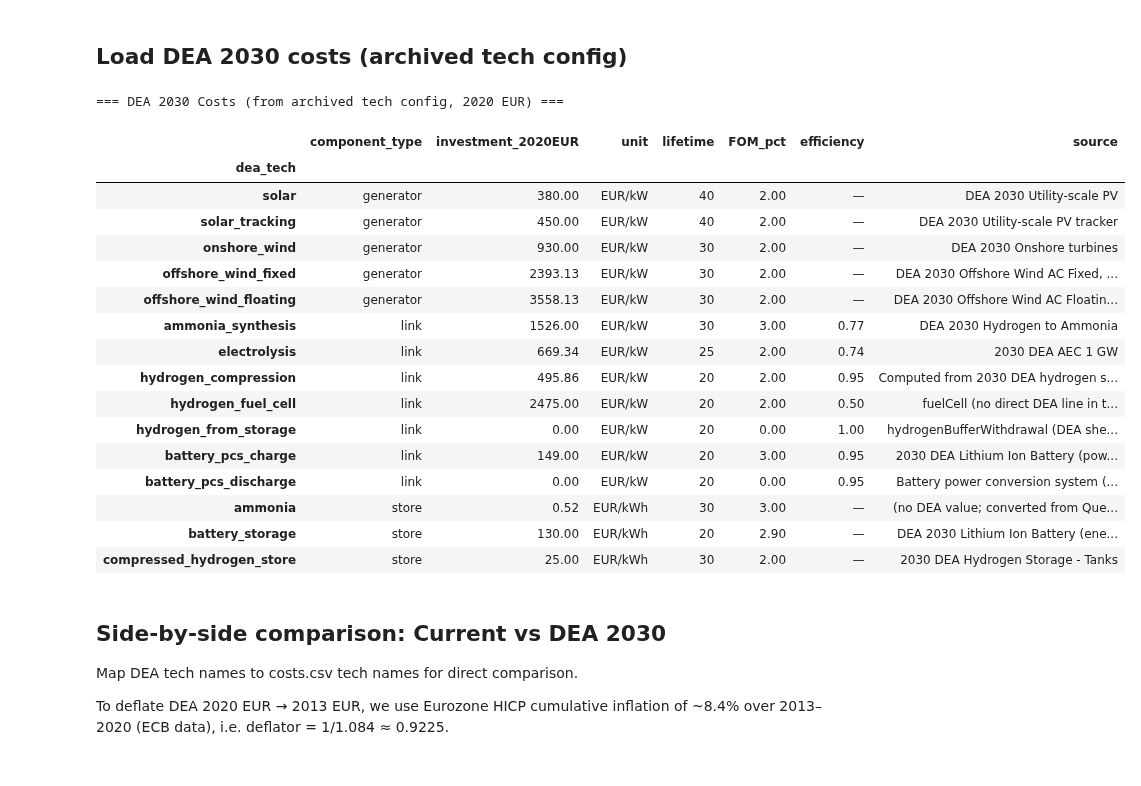
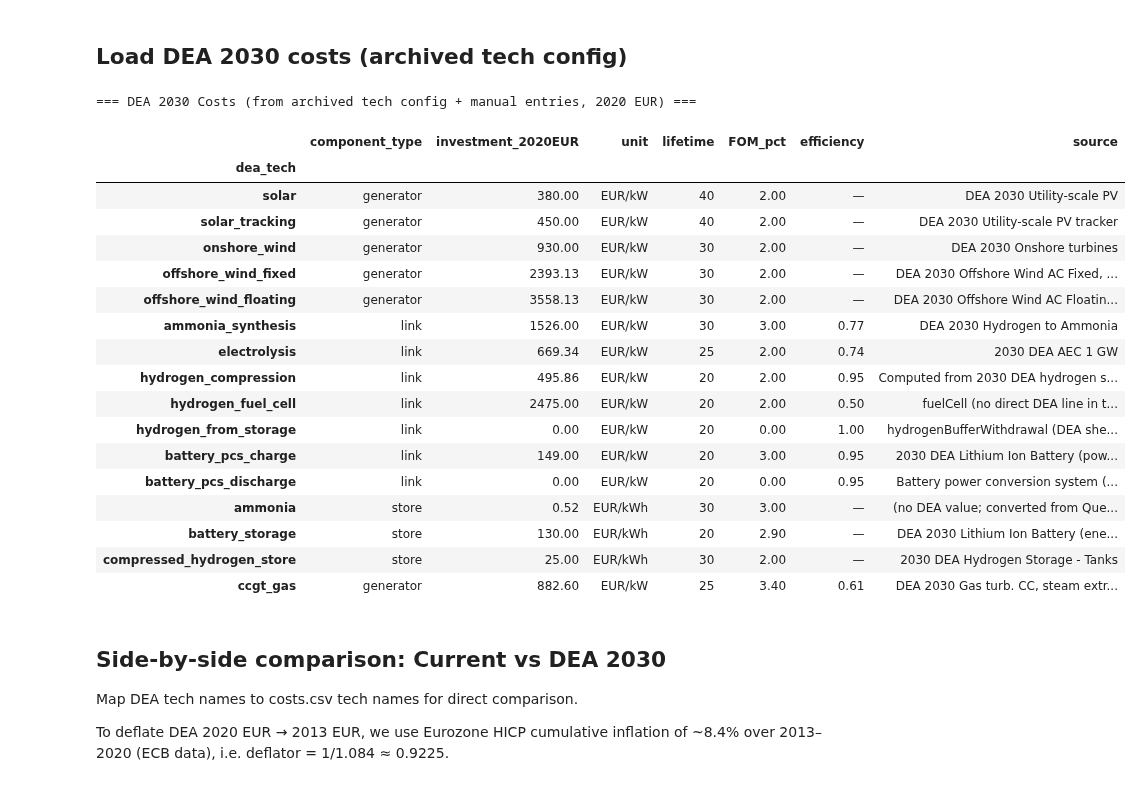
Before and after one commit to cpalazzi/pypsa-earth-green-auklet, a Jupyter notebook: notebooks/00_cost_inputs_exploration.ipynb, the cells around one changed output. Saved outputs shown, nothing was run; the diff lists cells and outputs as text; code cells hidden in the pictures.

```diff
--- a/notebooks/00_cost_inputs_exploration.ipynb
+++ b/notebooks/00_cost_inputs_exploration.ipynb
@@ -108,45 +108,46 @@ for tech_name, tech_data in dea_config["techs"].items():
         "lifetime": tech_data.get("lifetime_years"),
         "FOM_pct": tech_data.get("fixed_om_fraction", 0) * 100,
         "efficiency": tech_data.get("overall_efficiency"),
         "source": tech_data.get("source_note", ""),
     })
 
 # Add DEA 2030 technologies not in the archived YAML
 # CCGT: DEA "Gas turb. CC, steam extract." — 882.6 EUR/kW, eff 0.61, lifetime 25y, FOM 3.4%
 dea_rows.append({
     "dea_tech": "ccgt_gas",
+    "component_type": "generator",
+    "investment_2020EUR": 882.6,  # EUR/kW (already in kW basis)
+    "unit": "EUR/kW",
+    "lifetime": 25,
+    "FOM_pct": 3.4,
+    "efficiency": 0.61,
+    "source": "DEA 2030 Gas turb. CC, steam extract.",
+})
 
-    "component_type": "generator",display(dea_costs.style.format(precision=2, na_rep="—"))
+dea_costs = pd.DataFrame(dea_rows).set_index("dea_tech")
 
-    "investment_2020EUR": 882.6,  # EUR/kW (already in kW basis)print("=== DEA 2030 Costs (from archived tech config + manual entries, 2020 EUR) ===")
-
-    "unit": "EUR/kW",
-
-    "lifetime": 25,dea_costs = pd.DataFrame(dea_rows).set_index("dea_tech")
-
-    "FOM_pct": 3.4,
-
-    "efficiency": 0.61,})
-    "source": "DEA 2030 Gas turb. CC, steam extract.",
+print("=== DEA 2030 Costs (from archived tech config + manual entries, 2020 EUR) ===")
+display(dea_costs.style.format(precision=2, na_rep="—"))
 # %% [output]
-=== DEA 2030 Costs (from archived tech config, 2020 EUR) ===
+=== DEA 2030 Costs (from archived tech config + manual entries, 2020 EUR) ===
 |  | component_type | investment_2020EUR | unit | lifetime | FOM_pct | efficiency | source |
 | dea_tech |  |  |  |  |  |  |  |
 | solar | generator | 380.00 | EUR/kW | 40 | 2.00 | — | DEA 2030 Utility-scale PV |
 | solar_tracking | generator | 450.00 | EUR/kW | 40 | 2.00 | — | DEA 2030 Utility-scale PV tracker |
 | onshore_wind | generator | 930.00 | EUR/kW | 30 | 2.00 | — | DEA 2030 Onshore turbines |
 | offshore_wind_fixed | generator | 2393.13 | EUR/kW | 30 | 2.00 | — | DEA 2030 Offshore Wind AC Fixed, ... |
 | offshore_wind_floating | generator | 3558.13 | EUR/kW | 30 | 2.00 | — | DEA 2030 Offshore Wind AC Floatin... |
 | ammonia_synthesis | link | 1526.00 | EUR/kW | 30 | 3.00 | 0.77 | DEA 2030 Hydrogen to Ammonia |
 | electrolysis | link | 669.34 | EUR/kW | 25 | 2.00 | 0.74 | 2030 DEA AEC 1 GW |
 | hydrogen_compression | link | 495.86 | EUR/kW | 20 | 2.00 | 0.95 | Computed from 2030 DEA hydrogen s... |
 | hydrogen_fuel_cell | link | 2475.00 | EUR/kW | 20 | 2.00 | 0.50 | fuelCell (no direct DEA line in t... |
 | hydrogen_from_storage | link | 0.00 | EUR/kW | 20 | 0.00 | 1.00 | hydrogenBufferWithdrawal (DEA she... |
 | battery_pcs_charge | link | 149.00 | EUR/kW | 20 | 3.00 | 0.95 | 2030 DEA Lithium Ion Battery (pow... |
 | battery_pcs_discharge | link | 0.00 | EUR/kW | 20 | 0.00 | 0.95 | Battery power conversion system (... |
 | ammonia | store | 0.52 | EUR/kWh | 30 | 3.00 | — | (no DEA value; converted from Que... |
 | battery_storage | store | 130.00 | EUR/kWh | 20 | 2.90 | — | DEA 2030 Lithium Ion Battery (ene... |
 | compressed_hydrogen_store | store | 25.00 | EUR/kWh | 30 | 2.00 | — | 2030 DEA Hydrogen Storage - Tanks |
+| ccgt_gas | generator | 882.60 | EUR/kW | 25 | 3.40 | 0.61 | DEA 2030 Gas turb. CC, steam extr... |
 # %% [markdown]
 ## Side-by-side comparison: Current vs DEA 2030
 
```
Also changed, not shown: parts of 3 cells of this notebook, 2 other files.
